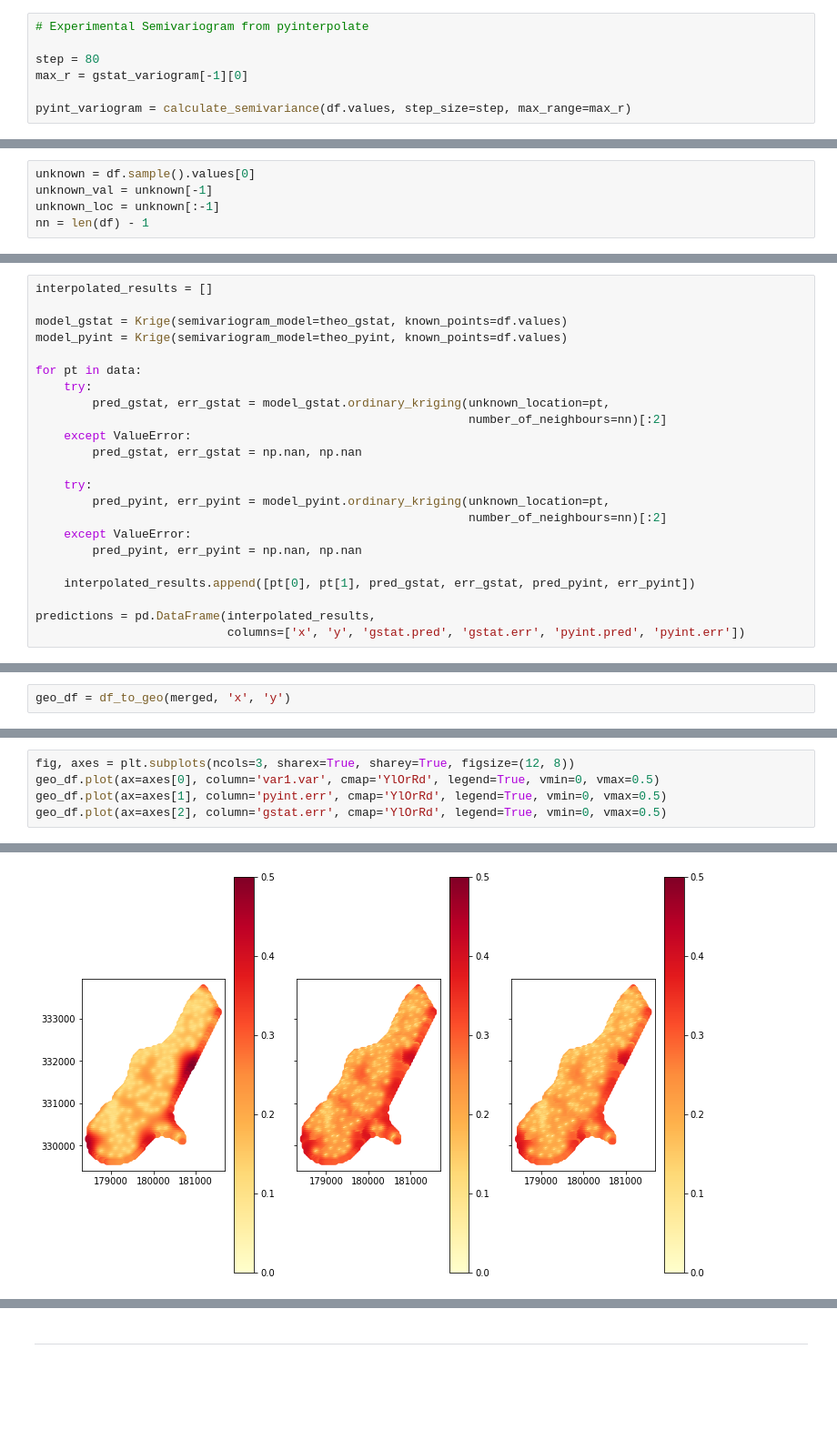
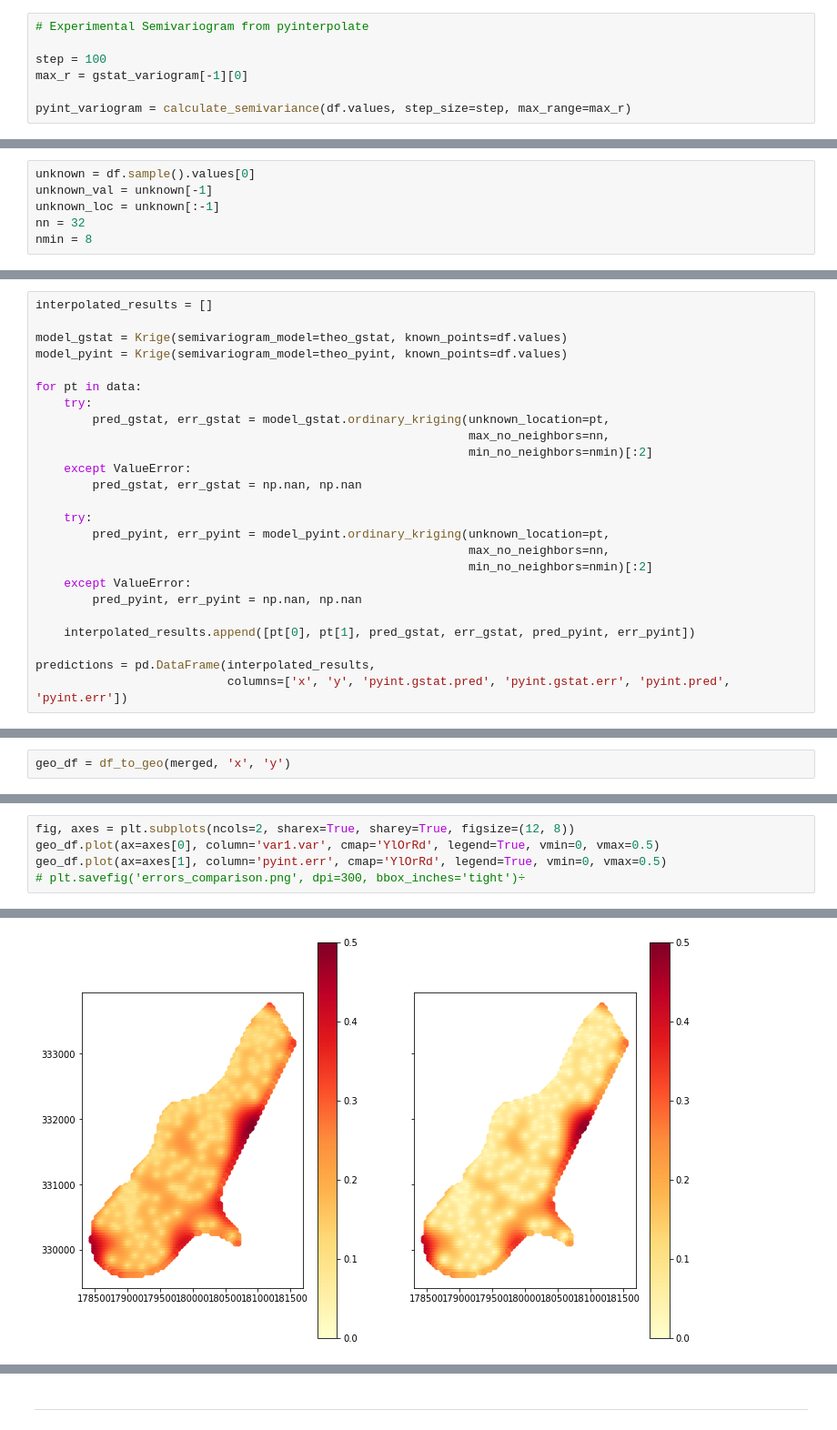
Before and after one commit to SimonMolinsky/pyinterpolate-paper, a Jupyter notebook: paper-examples/example-gstat-comparison/Ordinary Kriging of Meuse dataset.ipynb, the cells around one changed output, grey strips where cells are left out. Shown at 91% size. Cells and saved outputs as stored; diff of their text form; blank space fills up the shorter version.

Commit message:
Paper update - kriging errors
Updated Kriging pipeline, detected errors in calculations that lead to the wrong error variance estimates

```diff
--- a/paper-examples/example-gstat-comparison/Ordinary Kriging of Meuse dataset.ipynb
+++ b/paper-examples/example-gstat-comparison/Ordinary Kriging of Meuse dataset.ipynb
@@ -91,7 +91,7 @@ gstat_variogram = gstat_variogram[['dist', 'gamma', 'np']].values
 # %%
 # Experimental Semivariogram from pyinterpolate
 
-step = 80
+step = 100
 max_r = gstat_variogram[-1][0]
 
 pyint_variogram = calculate_semivariance(df.values, step_size=step, max_range=max_r)
@@ -154,6 +155,7 @@ model = Krige(semivariogram_model=theo_pyint, known_points=df.values)
 unknown = df.sample().values[0]
 unknown_val = unknown[-1]
 unknown_loc = unknown[:-1]
-nn = len(df) - 1
+nn = 32
+nmin = 8
 # %%
 ok_pred = model.ordinary_kriging(unknown_location=unknown_loc,
@@ -196,20 +189,22 @@ model_pyint = Krige(semivariogram_model=theo_pyint, known_points=df.values)
 for pt in data:
     try:
         pred_gstat, err_gstat = model_gstat.ordinary_kriging(unknown_location=pt,
-                                                             number_of_neighbours=nn)[:2]
+                                                             max_no_neighbors=nn,
+                                                             min_no_neighbors=nmin)[:2]
     except ValueError:
         pred_gstat, err_gstat = np.nan, np.nan
 
     try:
         pred_pyint, err_pyint = model_pyint.ordinary_kriging(unknown_location=pt,
-                                                             number_of_neighbours=nn)[:2]
+                                                             max_no_neighbors=nn,
+                                                             min_no_neighbors=nmin)[:2]
     except ValueError:
         pred_pyint, err_pyint = np.nan, np.nan
 
     interpolated_results.append([pt[0], pt[1], pred_gstat, err_gstat, pred_pyint, err_pyint])
 
 predictions = pd.DataFrame(interpolated_results,
-                           columns=['x', 'y', 'gstat.pred', 'gstat.err', 'pyint.pred', 'pyint.err'])
+                           columns=['x', 'y', 'pyint.gstat.pred', 'pyint.gstat.err', 'pyint.pred', 'pyint.err'])
 # %%
 predictions.head()
 # %% [output]
@@ -322,6 +325,6 @@ geo_df.plot(ax=axes[1], column='pyint.pred', legend=True, vmin=4.5, vmax=7.6)
 # %%
-fig, axes = plt.subplots(ncols=3, sharex=True, sharey=True, figsize=(12, 8))
+fig, axes = plt.subplots(ncols=2, sharex=True, sharey=True, figsize=(12, 8))
 geo_df.plot(ax=axes[0], column='var1.var', cmap='YlOrRd', legend=True, vmin=0, vmax=0.5)
 geo_df.plot(ax=axes[1], column='pyint.err', cmap='YlOrRd', legend=True, vmin=0, vmax=0.5)
-geo_df.plot(ax=axes[2], column='gstat.err', cmap='YlOrRd', legend=True, vmin=0, vmax=0.5)
+# plt.savefig('errors_comparison.png', dpi=300, bbox_inches='tight')÷
 # %% [output]
@@ -329 +331 @@ geo_df.plot(ax=axes[2], column='gstat.err', cmap='YlOrRd', legend=True, vmin=0,
-[figure, old version]
+[figure, new version]
```
Also changed, not shown: parts of 19 cells of this notebook, 5 other files.
